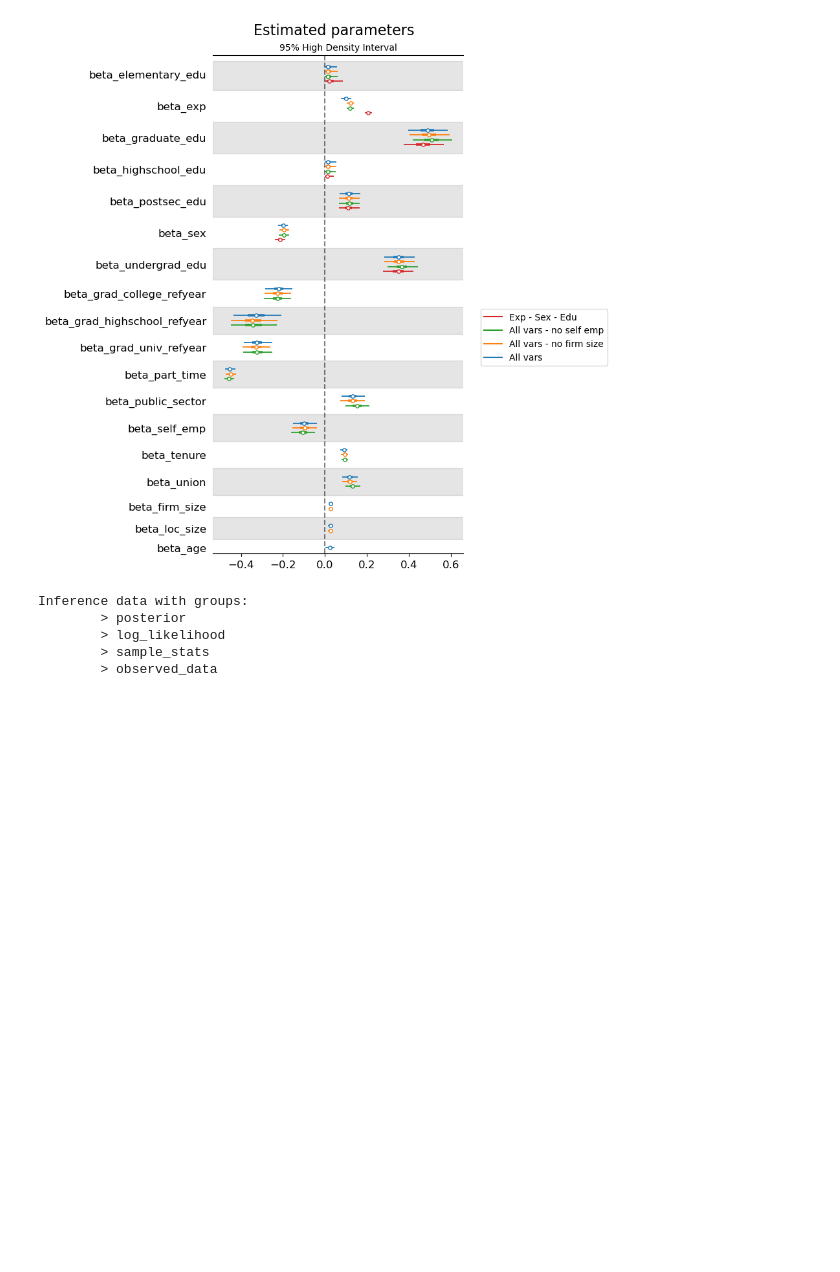
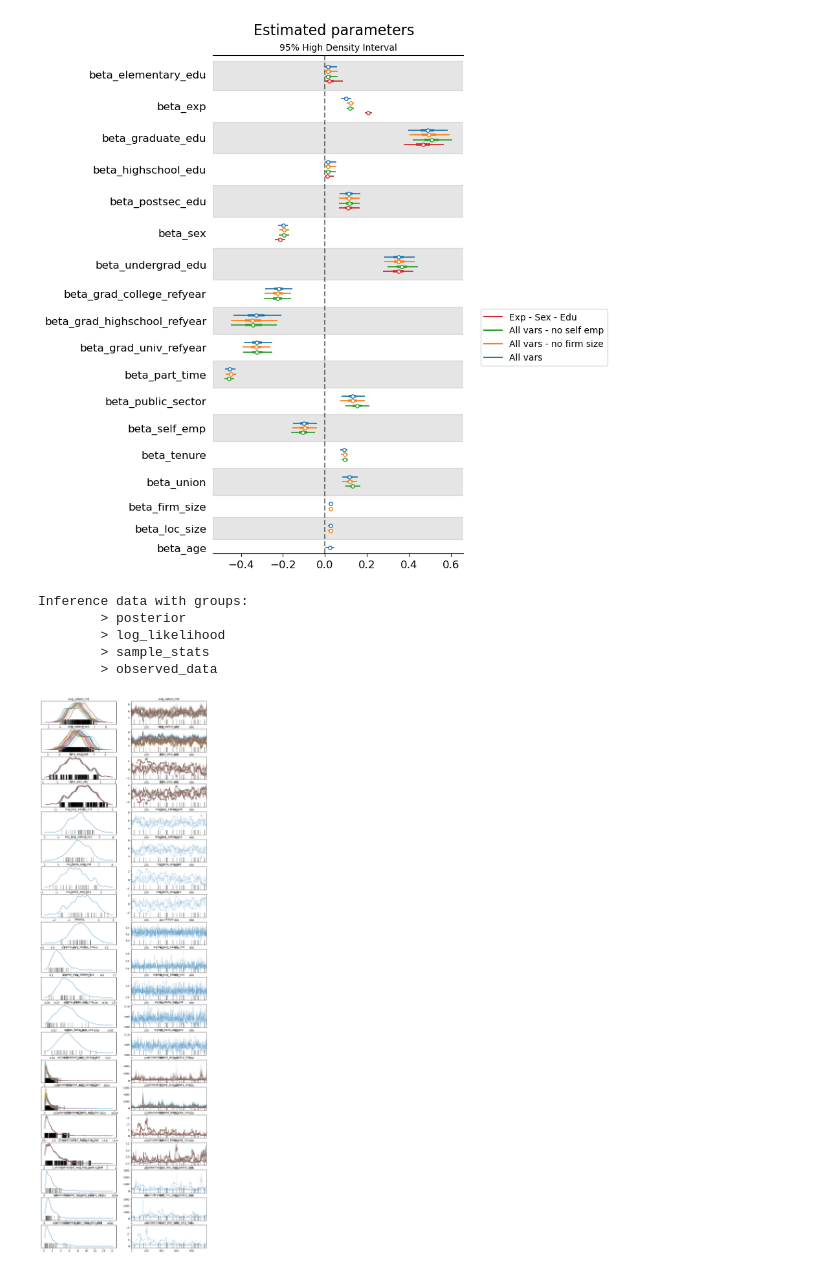
Before and after one commit to andrescastillovega/LabourSIM, a Jupyter notebook: Models/Wages/notebooks/trace_analysis.ipynb, the cells around one changed output. Cells and saved outputs as stored; diff of their text form; code cells hidden in the pictures; blank space fills up the shorter version.

```diff
--- a/Models/Wages/notebooks/trace_analysis.ipynb
+++ b/Models/Wages/notebooks/trace_analysis.ipynb
@@ -81,5 +91,5 @@ axes[0].axvline(0, color='k', linestyle='--', alpha=0.5);
 # %%
-trace = az.from_netcdf('../outputs/gamma_gml/2009/trace.nc')
+trace = az.from_netcdf('../outputs/mixed_model_ind_occ/2011/trace.nc')
 trace
 # %% [output]
 Inference data with groups:
@@ -87,3 +97,7 @@ Inference data with groups:
         > log_likelihood
         > sample_stats
         > observed_data
+# %%
+az.plot_trace(trace, combined=True);
+# %% [output]
+[figure, added]
```
Also changed, not shown: parts of 2 cells of this notebook, 5 other files.
